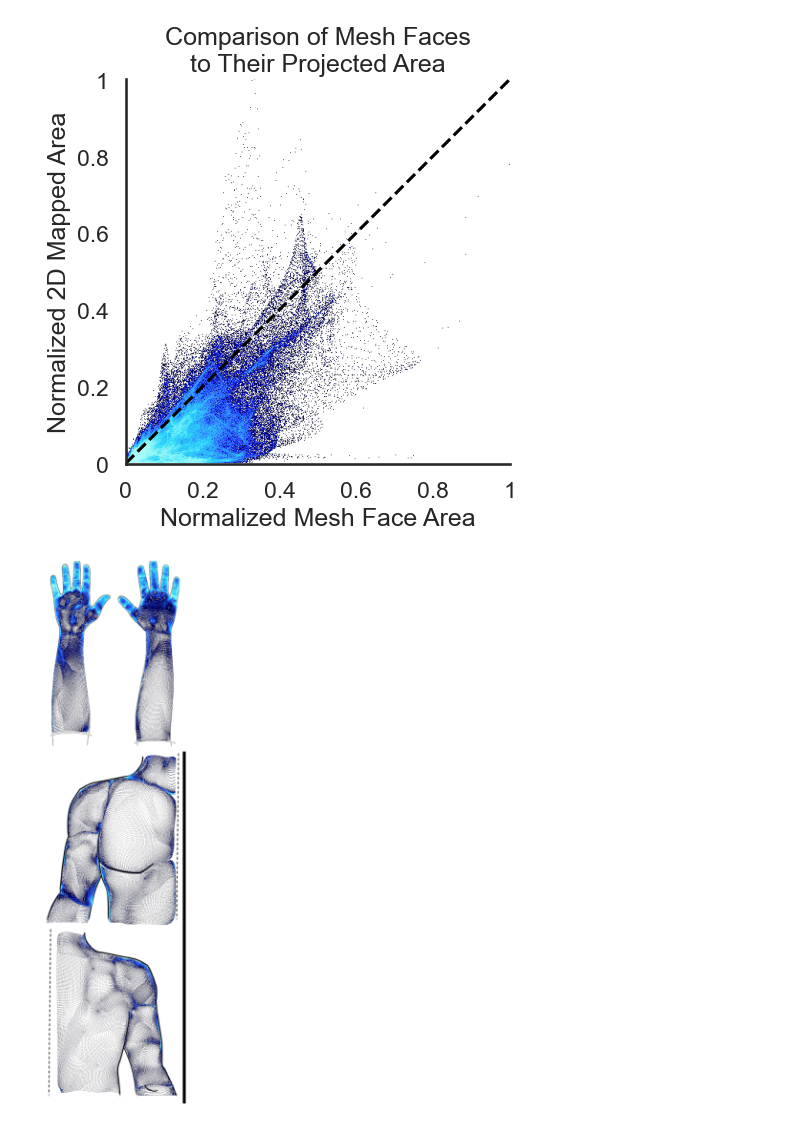
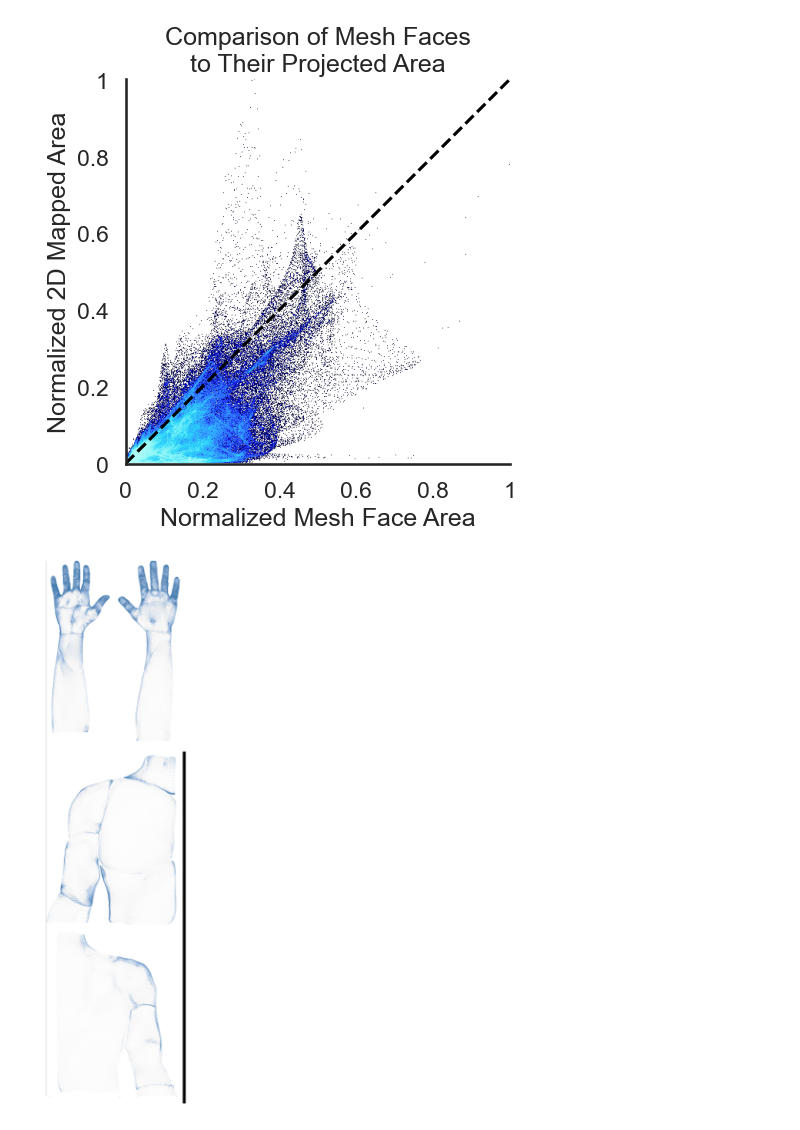
Before and after one commit to Nabizzle/Geodesic-Path-Finder, a Jupyter notebook: Code/Paper Figures.ipynb, the cells around one changed output. Cells and saved outputs as stored; diff of their text form; code cells hidden in the pictures.

Commit message:
refactor: splits UV density figure

```diff
--- a/Code/Paper Figures.ipynb
+++ b/Code/Paper Figures.ipynb
@@ -215,32 +215,32 @@ im = cv2.resize(im, (round(image_x_size / scale), round(image_y_size / scale)))
 plt.imshow(im)
 
 uv_data = pl.DataFrame({"U": uv_array[:, 0],
                         "V": uv_array[:, 1]})
 
 scale = 0.97
 agg = ds.Canvas(
     plot_width=round(im.shape[1] * scale),
     plot_height=round(im.shape[0] * scale)
     ).points(uv_data.to_pandas(), 'U', 'V')
 img = ds.tf.set_background(
     ds.tf.shade(agg, how="eq_hist",
-                cmap=cc.CET_L6)).to_pil()
+                cmap=cc.blues), "white").to_pil()
 x_shift = 10
 y_shift = 10
 M = np.float32([
 	[1, 0, x_shift],
 	[0, 1, y_shift]
 ])
 img = np.array(img)
 img = cv2.resize(img, (round(img.shape[1] * 0.96),
                        round(img.shape[0] * 1.01)))
 
 shifted = cv2.warpAffine(img, M, (img.shape[1] + x_shift,
                                   img.shape[0] + y_shift))
 plt.imshow(shifted)
 plt.xlim([0, im.shape[1]])
 plt.ylim([im.shape[0] + y_shift, y_shift])
 plt.axis('off')
 plt.show()
 # %% [output]
-[figure, old version]
+[figure, new version]
```
Also changed, not shown: parts of 2 cells of this notebook.
